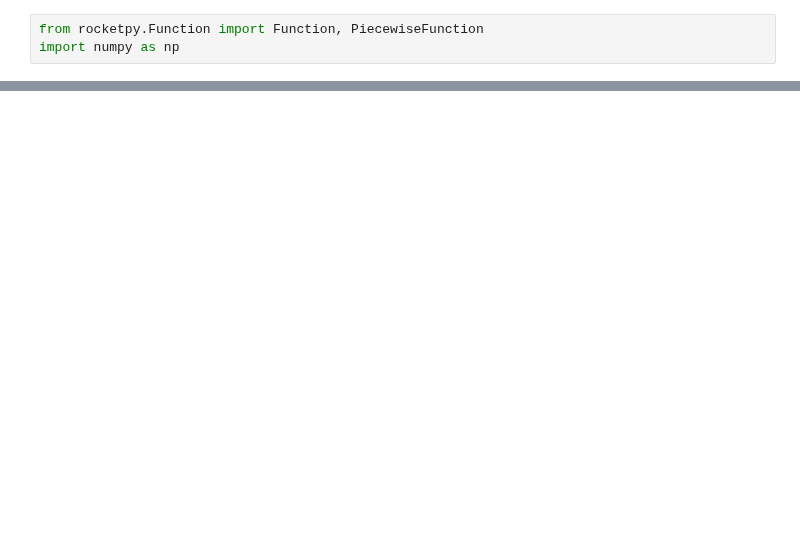
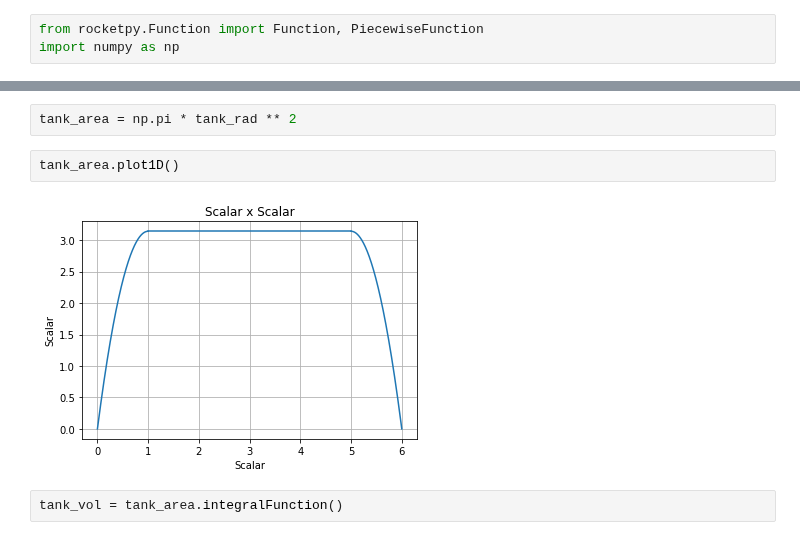
Before and after one commit to RocketPy-Team/RocketPy, a Jupyter notebook: testing.ipynb, the cells around one changed output, grey strips where cells are left out. Saved outputs shown, nothing was run; the diff lists cells and outputs as text; blank space fills up the shorter version.

Commit message:
finished integral and reverse methods

```diff
--- a/testing.ipynb
+++ b/testing.ipynb
@@ -15,0 +12,8 @@ fig, ax = tank_rad.plot1D(returnObject=True)
+# %%
+tank_area = np.pi * tank_rad ** 2
+# %%
+tank_area.plot1D()
+# %% [output]
+[figure, added]
+# %%
+tank_vol = tank_area.integralFunction()
```
Also changed, not shown: parts of 7 cells of this notebook, 1 other file.
